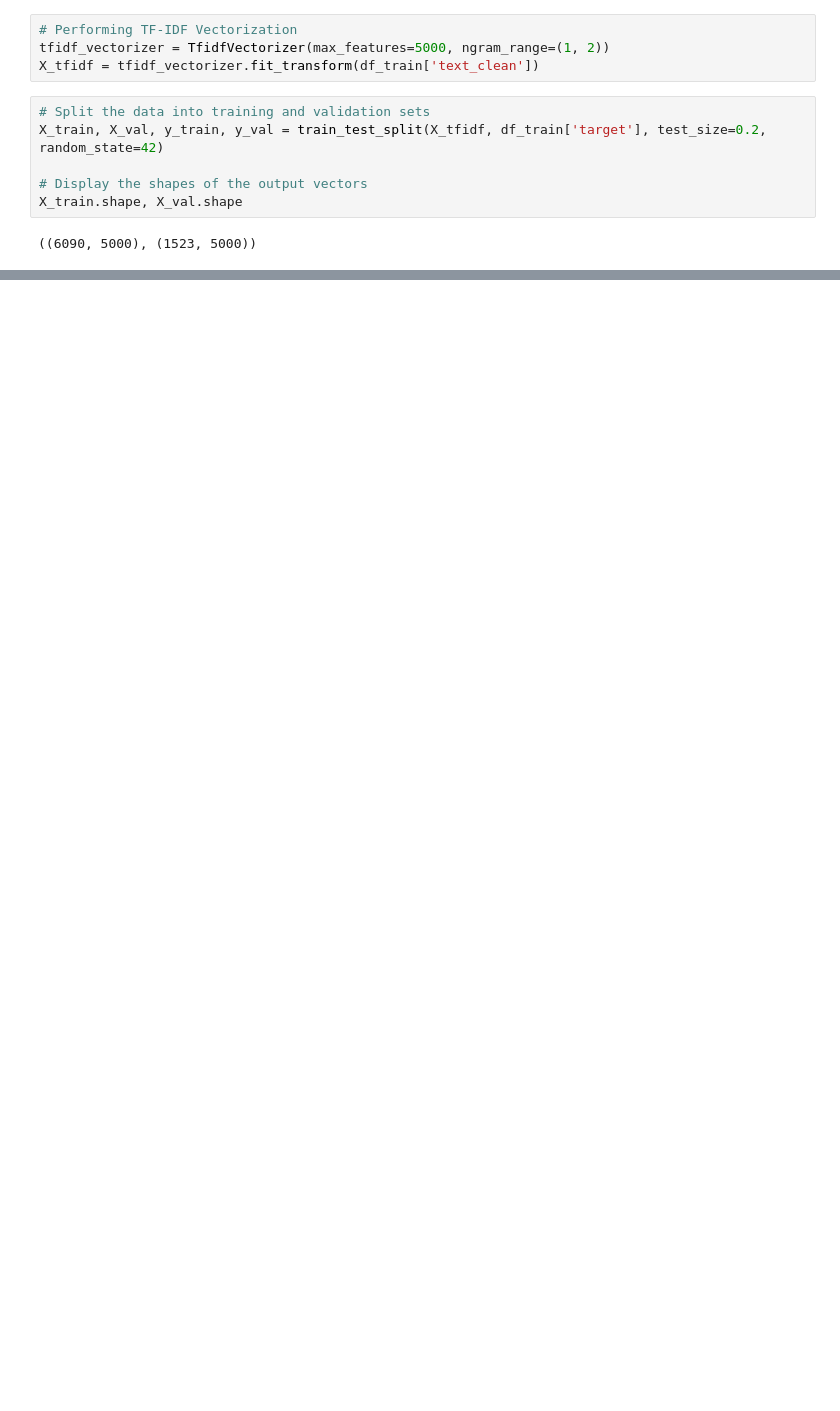
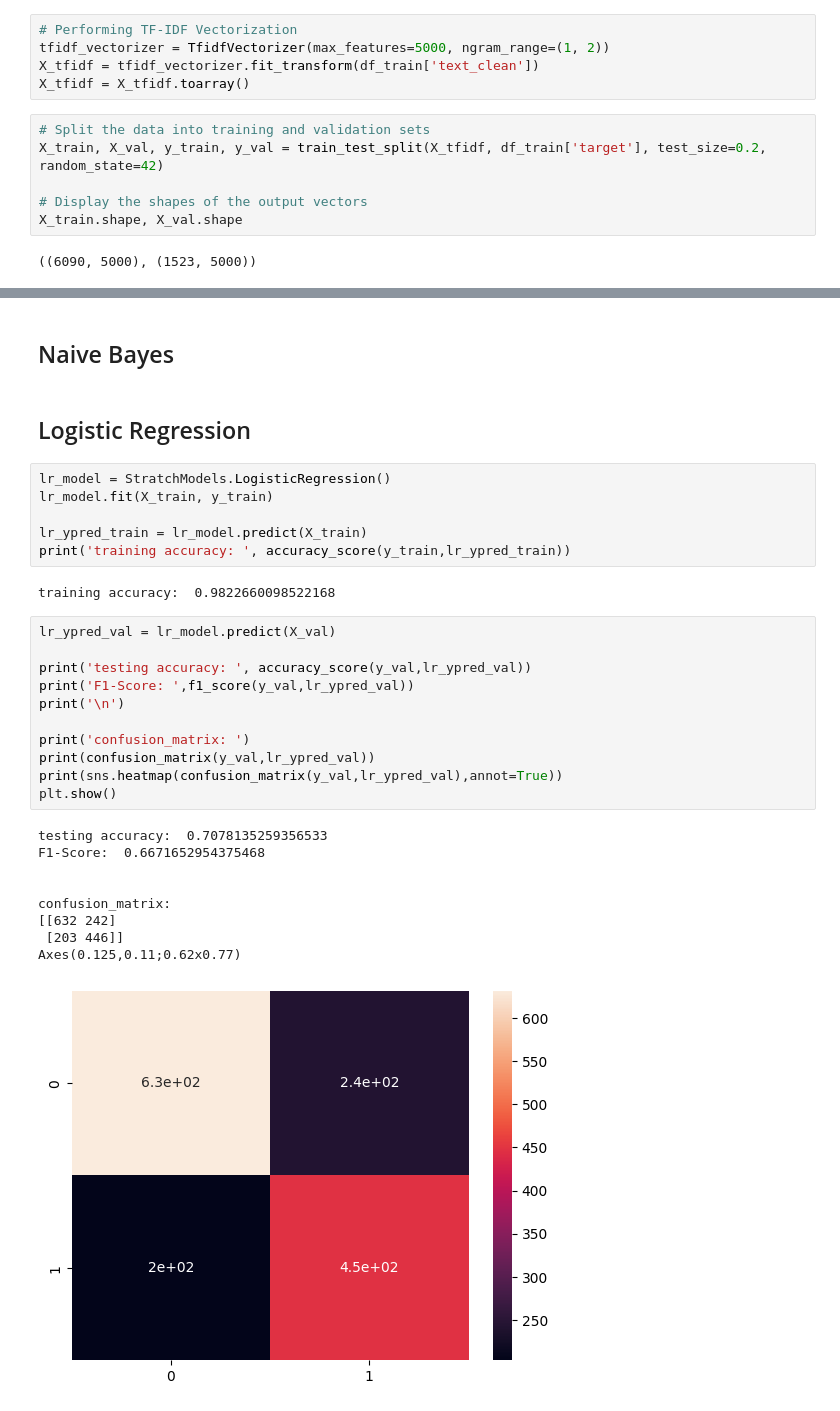
Before and after one commit to sukanyanag/Tweet-Classification-for-Disaster-Detection, a Jupyter notebook: TweetClassificationforDisasterDetection.ipynb, the cells around one changed output, grey strips where cells are left out. Cells and saved outputs as stored; diff of their text form; blank space fills up the shorter version.

```diff
--- a/TweetClassificationforDisasterDetection.ipynb
+++ b/TweetClassificationforDisasterDetection.ipynb
@@ -200,6 +220,7 @@ df_test['text_clean'] = df_test['text'].apply(clean_text)
 # Performing TF-IDF Vectorization
 tfidf_vectorizer = TfidfVectorizer(max_features=5000, ngram_range=(1, 2))
 X_tfidf = tfidf_vectorizer.fit_transform(df_train['text_clean'])
+X_tfidf = X_tfidf.toarray()
 # %%
 # Split the data into training and validation sets
 X_train, X_val, y_train, y_val = train_test_split(X_tfidf, df_train['target'], test_size=0.2, random_state=42)
@@ -210,0 +236,33 @@ X_train.shape, X_val.shape
+# %% [markdown]
+## Naive Bayes
+# %% [markdown]
+## Logistic Regression
+# %%
+lr_model = StratchModels.LogisticRegression()
+lr_model.fit(X_train, y_train)
+
+lr_ypred_train = lr_model.predict(X_train)
+print('training accuracy: ', accuracy_score(y_train,lr_ypred_train))
+# %% [output]
+training accuracy:  0.9822660098522168
+# %%
+lr_ypred_val = lr_model.predict(X_val)
+
+print('testing accuracy: ', accuracy_score(y_val,lr_ypred_val))
+print('F1-Score: ',f1_score(y_val,lr_ypred_val))
+print('\n')
+
+print('confusion_matrix: ')
+print(confusion_matrix(y_val,lr_ypred_val))
+print(sns.heatmap(confusion_matrix(y_val,lr_ypred_val),annot=True))
+plt.show()
+# %% [output]
+testing accuracy:  0.7078135259356533
+F1-Score:  0.6671652954375468
+
+
+confusion_matrix:
+[[632 242]
+ [203 446]]
+Axes(0.125,0.11;0.62x0.77)
+[figure, added]
```
Also changed, not shown: parts of 8 cells of this notebook, 2 other files.
